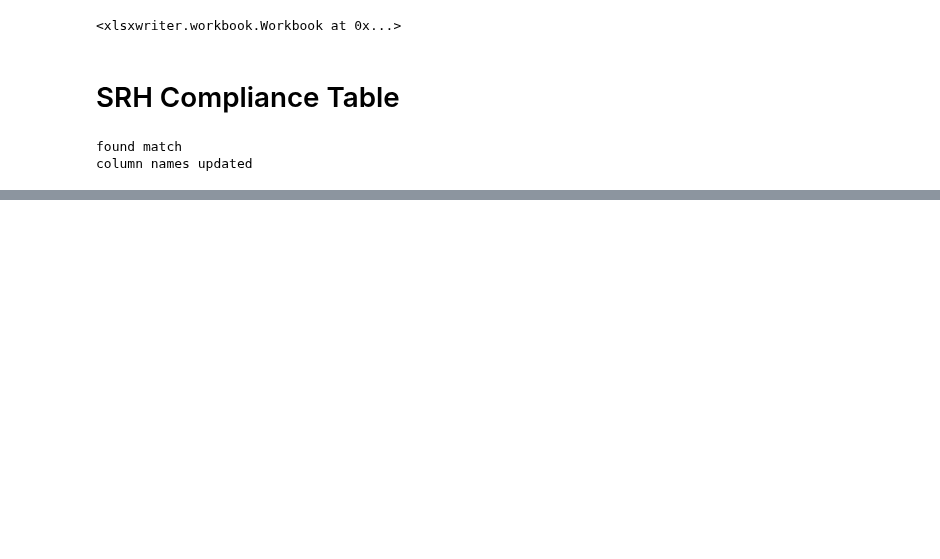
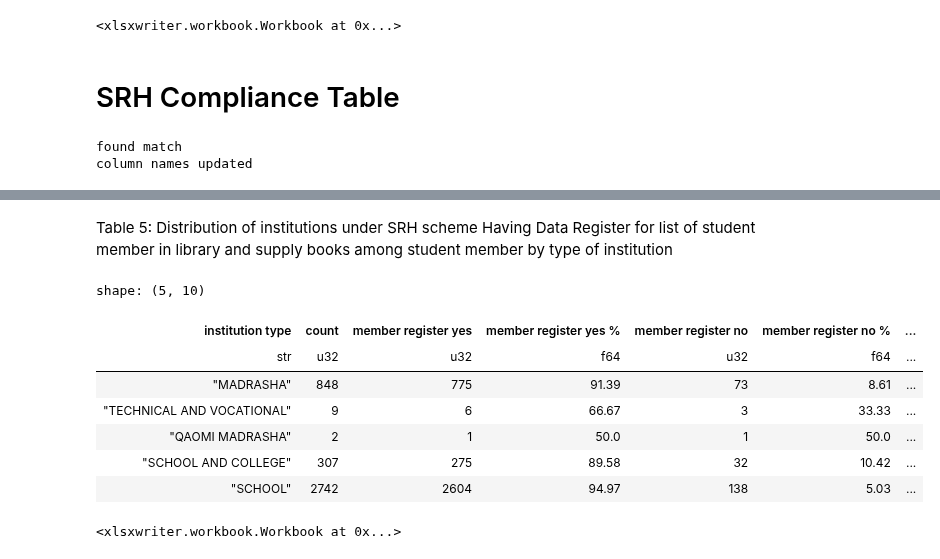
Before and after one commit to monjurmorshed793/sedp-reports, a Jupyter notebook: src/sedp_reports/pbgsi-report.ipynb, the cells around one changed output, grey strips where cells are left out. Saved outputs shown, nothing was run; the diff lists cells and outputs as text; code cells hidden in the pictures; blank space fills up the shorter version.

```diff
--- a/src/sedp_reports/pbgsi-report.ipynb
+++ b/src/sedp_reports/pbgsi-report.ipynb
@@ -1178,0 +1374,40 @@ general_information_srh = general_information.filter()
+# %% [markdown]
+Table 5: Distribution of institutions under SRH scheme Having Data Register for list of student member in library and supply books among student member by type of institution
+# %%
+from generate.general_information_srh import GENERALIZED_INSTITUTION_TYPE_NAME_EN, MEMBER_REGISTER, BOOK_ISSUED
+
+report5_srh = (
+    general_information_srh.lazy()
+    .group_by(pl.col(GENERALIZED_INSTITUTION_TYPE_NAME_EN).alias('institution type'))
+    .agg([
+        pl.len().alias('count'),
+        (pl.col(MEMBER_REGISTER)==1).sum().alias('member register yes'),
+        (pl.col(MEMBER_REGISTER)!=1).sum().alias('member register no'),
+        (pl.col(BOOK_ISSUED)==1).sum().alias('book issued yes'),
+        (pl.col(BOOK_ISSUED)!=1).sum().alias('book issued no')
+    ])
+)
+
+report5_srh_df = report5_srh.collect()
+report5_srh_df = report5_srh_df.with_columns([
+    ((pl.col('member register yes')/pl.col('count'))*100).round(2).alias('member register yes %'),
+    ((pl.col('member register no')/pl.col('count'))*100).round(2).alias('member register no %'),
+    ((pl.col('book issued yes')/pl.col('count'))*100).round(2).alias('book issued yes %'),
+    ((pl.col('book issued no')/pl.col('count'))*100).round(2).alias('book issued no %')
+])
+
+report5_srh_df = report5_srh_df.select(['institution type', 'count', 'member register yes', 'member register yes %', 'member register no', 'member register no %', 'book issued yes', 'book issued yes %', 'book issued no', 'book issued no %'])
+report5_srh_df.head(10)
+# %% [output]
+shape: (5, 10)
+| institution type | count | member register yes | member register yes % | member register no | member register no % | ... |
+| str | u32 | u32 | f64 | u32 | f64 | ... |
+| "MADRASHA" | 848 | 775 | 91.39 | 73 | 8.61 | ... |
+| "TECHNICAL AND VOCATIONAL" | 9 | 6 | 66.67 | 3 | 33.33 | ... |
+| "QAOMI MADRASHA" | 2 | 1 | 50.0 | 1 | 50.0 | ... |
+| "SCHOOL AND COLLEGE" | 307 | 275 | 89.58 | 32 | 10.42 | ... |
+| "SCHOOL" | 2742 | 2604 | 94.97 | 138 | 5.03 | ... |
+# %%
+report5_srh_df.write_excel('output/srh_table5.xlsx')
+# %% [output]
+<xlsxwriter.workbook.Workbook at 0x...>
```
Also changed, not shown: parts of 42 cells of this notebook.
